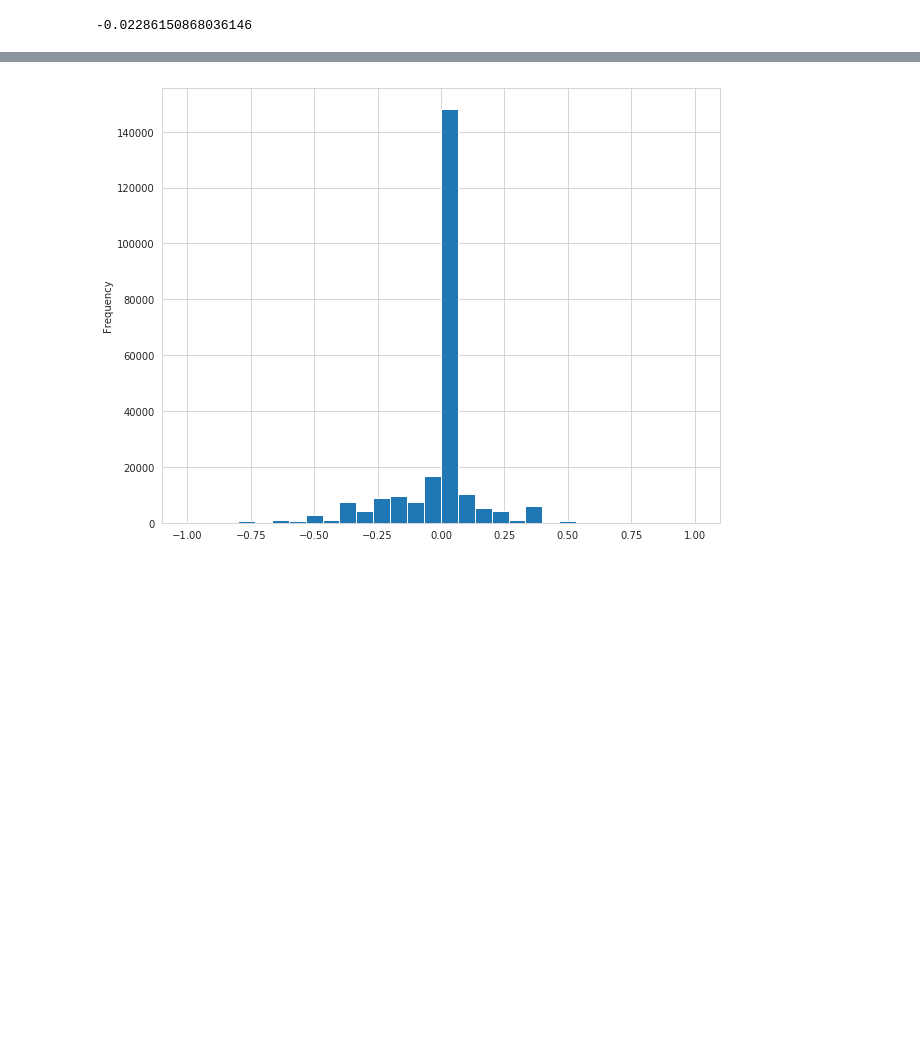
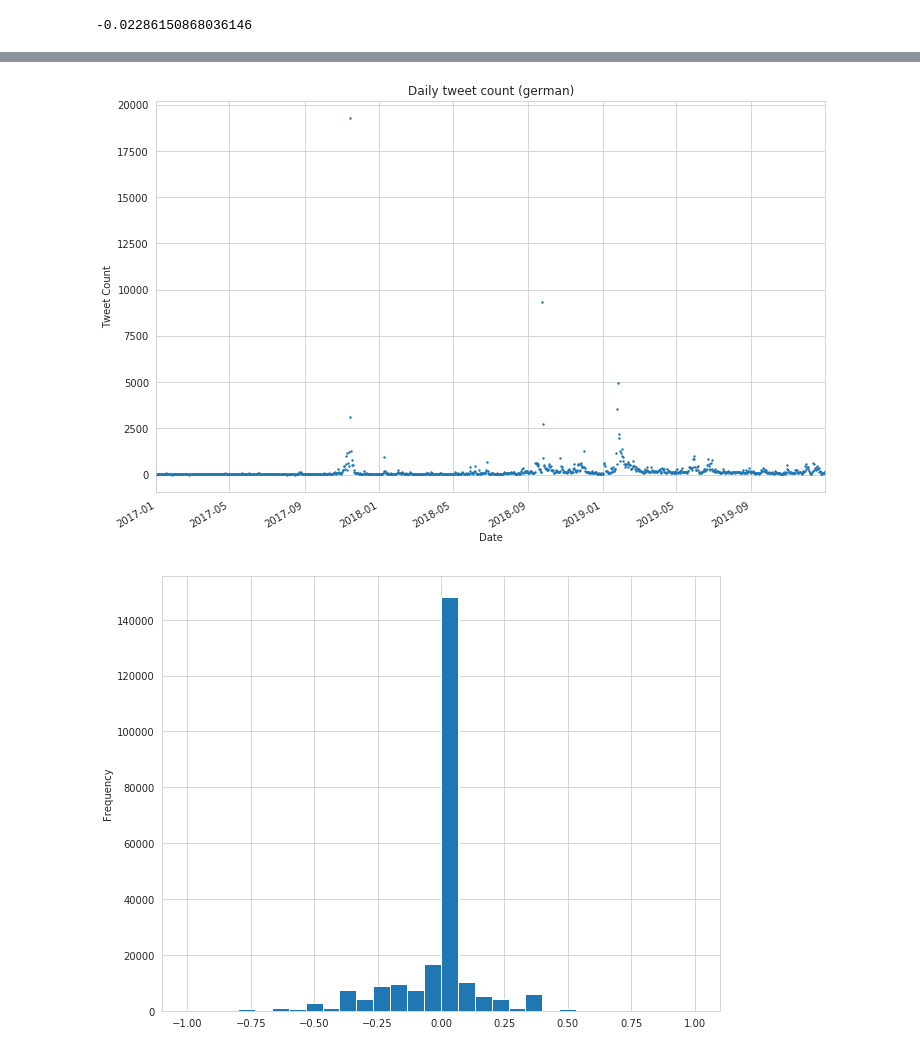
Before and after one commit to yuantinglee/twitter-discourse, a Jupyter notebook: analysis/sentiment_analysis_new.ipynb, the cells around one changed output, grey strips where cells are left out. Drawn from its saved outputs; the diff is of its cells as text; code cells hidden in the pictures; blank space fills up the shorter version.

```diff
--- a/analysis/sentiment_analysis_new.ipynb
+++ b/analysis/sentiment_analysis_new.ipynb
@@ -248,3 +245,18 @@ plt.show()
+# %%
+# tweet freq over time
+fig, ax = plt.subplots(figsize=(12,8))
+sns.scatterplot(texts_de_daily_count.index, texts_de_daily_count, marker='.', s=10, edgecolor=None)
+ax.set(xlim=(datetime.datetime.strptime('2017-01-01', '%Y-%m-%d'), datetime.datetime.strptime('2019-12-31', '%Y-%m-%d')),
+       #ylim=(0,1000),
+       xlabel="Date",
+       ylabel="Tweet Count",
+       title="Daily tweet count (german)")
+#ax.axvline(x=(datetime.datetime.strptime('2018-06-06', '%Y-%m-%d')), ls ='-.',lw='0.75', c = 'k')
+fig.autofmt_xdate()
+plt.show()
+#fig.savefig('plots/tweet_frequency_zoom2.png', dpi=300, bbox_inches='tight')
+# %% [output]
+[figure, added]
 # %%
 fig, ax = plt.subplots(figsize=(10,8))
 
```
Also changed, not shown: parts of 5 cells of this notebook, 2 other files.
